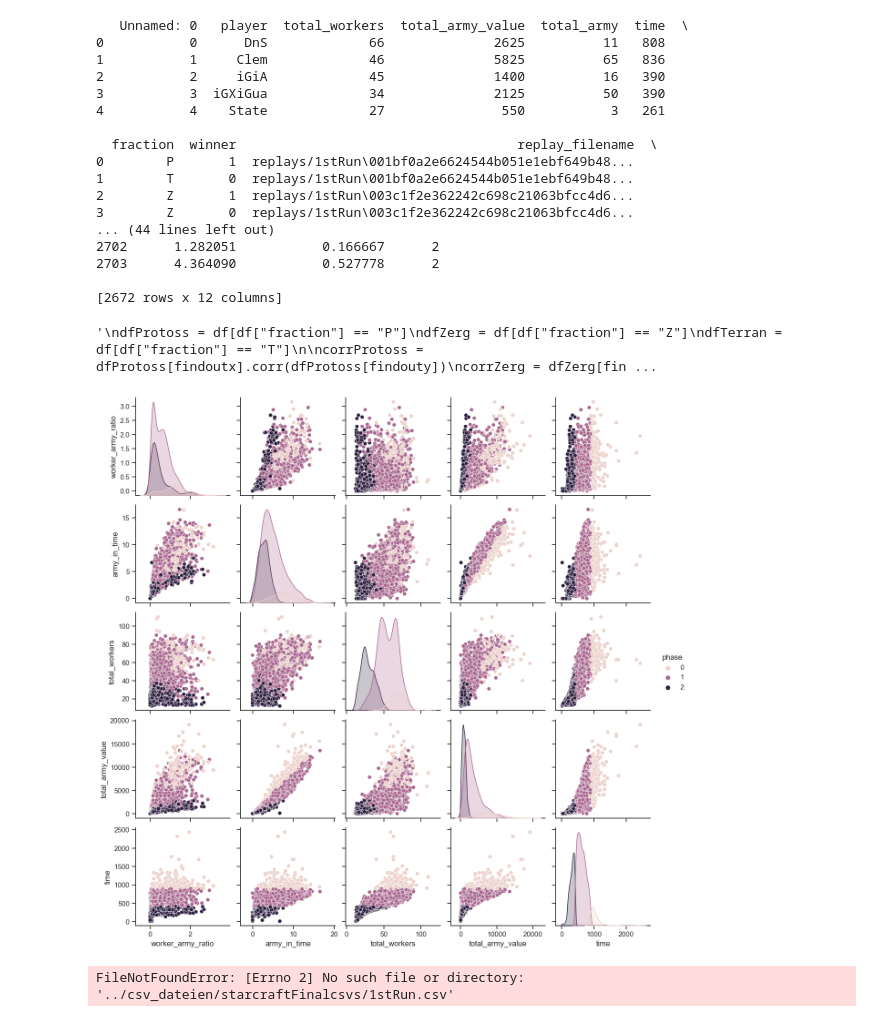
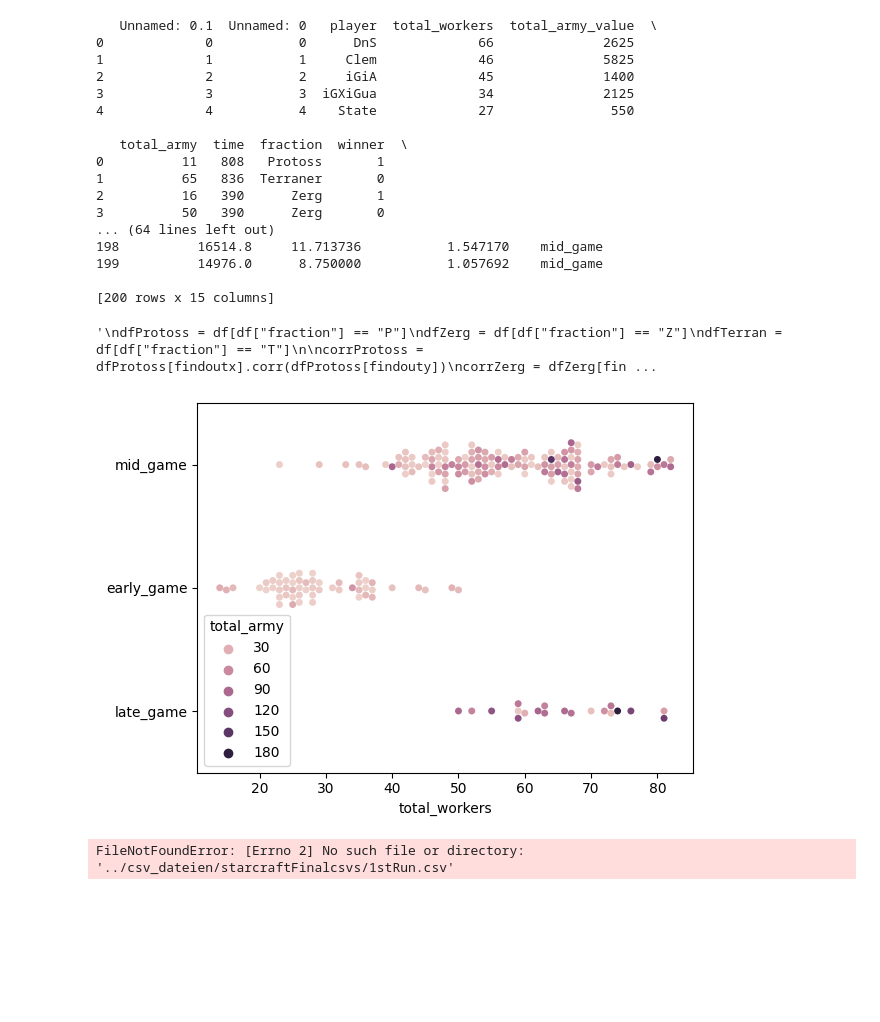
Before and after one commit to Monsieur-Bandana/gurobi_machine_learning, a Jupyter notebook: starcraft-pandas-version.ipynb, the cells around one changed output. Drawn from its saved outputs; the diff is of its cells as text; code cells hidden in the pictures; blank space fills up the shorter version.

```diff
--- a/starcraft-pandas-version.ipynb
+++ b/starcraft-pandas-version.ipynb
@@ -13,9 +13,11 @@ import numpy as np
 df = pd.read_csv('csv_dateien/starcraftFinalcsvs/stackedRun.csv')
 
 findoutx = "total_workers"
-findouty = "resource_mining"
+findouty = "time"
 
 df = df[df["time"] > 0]
+
+df = df[df["fraction"] != "0"]
 
 df["army_in_time"] = df["total_army_value"]/df["time"]
 df["worker_army_ratio"] = df["total_army"]/df["total_workers"]
@@ -36,9 +38,6 @@ corrTerran = dfTerran[findoutx].corr(dfTerran[findouty])
 
 print("corrProtoss: {}\ncorrZerg: {}\ncorrTerran: {}".format(corrProtoss,corrZerg,corrTerran))
 
-g3= sns.lmplot(x=findoutx, y=findouty, data=dfTerran[[findoutx,findouty]],
-          height=heighti)
-
 # Korrelation worker und sieg
 
 corrWorker = dfTerran["total_workers"].corr(dfTerran["winner"])
@@ -49,4 +48,17 @@ corrWorker = dfTerran["total_workers"].corr(dfTerran["winner"])
 corrArmy = dfTerran["total_army"].corr(dfTerran["winner"])
 
 print("corr worker and win: {}\ncorr army and win: {}".format(corrWorker,corrArmy))
+
+df = df[df["time"] > 420]
+sns.jointplot(x=findoutx, y=findouty, data=df, kind="hex", color="#4CB391")
+
+sns.set_theme(style="ticks")
+
+
+# Show the joint distribution using kernel density estimation
+g = sns.jointplot(
+    data=df,
+    x=findoutx, y=findouty, hue="fraction",
+    kind="kde", height=10
+)
 # %% [output]
@@ -71,8 +84,10 @@ import numpy as np
 
 df = pd.read_csv('csv_dateien/starcraftFinalcsvs/stackedRun.csv')
 
-findoutx = "worker_army_ratio"
-findouty = "army_in_time"
+findoutx = "total_workers"
+findouty = "phase"
+
+df = df[:200]
 
 df = df[df["time"] > 0]
 
@@ -85,7 +100,7 @@ conditions = [
     (df['time'] > 900),
 ]
 
-values = [2, 1, 0]
+values = ["early_game", "mid_game", "late_game"]
 
 df["phase"] = np.select(conditions, values)
 
@@ -96,55 +111,59 @@ print(df)
 
 heighti = 8
 
-sns.set_theme(style="ticks", palette=sns.color_palette("husl", 9))
+# sns.set_theme(style="ticks", palette=sns.color_palette("husl", 9))
 
-sns.pairplot(data=df[[findoutx,findouty,"total_workers","total_army_value","phase", "time"]], hue="phase")
+# sns.pairplot(data=df[[findoutx,findouty,"total_workers","total_army_value","phase", "time"]], hue="phase")
+
+# Draw a categorical scatterplot to show each observation
+ax = sns.swarmplot(data=df, x=findoutx, y=findouty, hue="total_army")
+ax.set(ylabel="")
 
 """
 dfProtoss = df[df["fraction"] == "P"]
 dfZerg = df[df["fraction"] == "Z"]
 dfTerran = df[df["fraction"] == "T"]
 
 corrProtoss = dfProtoss[findoutx].corr(dfProtoss[findouty])
 corrZerg = dfZerg[findoutx].corr(dfZerg[findouty])
 corrTerran = dfTerran[findoutx].corr(dfTerran[findouty])
 
 print("corrProtoss: {}\ncorrZerg: {}\ncorrTerran: {}".format(corrProtoss,corrZerg,corrTerran))
 
 g3= sns.lmplot(x=findoutx, y=findouty, data=dfTerran[[findoutx,findouty]],
           height=heighti)
 
 # Korrelation worker und sieg
 
 corrWorker = dfTerran["total_workers"].corr(dfTerran["winner"])
 
 # Korrelation army und sieg
 # keine Korrelation, da nur die army zum ersten zeitpunkt zählt
 
 corrArmy = dfTerran["total_army"].corr(dfTerran["winner"])
 
 print("corr worker and win: {}\ncorr army and win: {}".format(corrWorker,corrArmy))
 """
 # %% [output]
-   Unnamed: 0   player  total_workers  total_army_value  total_army  time  \
-0           0      DnS             66              2625          11   808
-1           1     Clem             46              5825          65   836
-2           2     iGiA             45              1400          16   390
-3           3  iGXiGua             34              2125          50   390
-4           4    State             27               550           3   261
+   Unnamed: 0.1  Unnamed: 0   player  total_workers  total_army_value  \
+0             0           0      DnS             66              2625
+1             1           1     Clem             46              5825
+2             2           2     iGiA             45              1400
+3             3           3  iGXiGua             34              2125
+4             4           4    State             27               550
 
-  fraction  winner                                    replay_filename  \
-0        P       1  replays/1stRun\001bf0a2e6624544b051e1ebf649b48...
-1        T       0  replays/1stRun\001bf0a2e6624544b051e1ebf649b48...
-2        Z       1  replays/1stRun\003c1f2e362242c698c21063bfcc4d6...
-3        Z       0  replays/1stRun\003c1f2e362242c698c21063bfcc4d6...
-... (44 lines left out)
-2702      1.282051           0.166667      2
-2703      4.364090           0.527778      2
+   total_army  time  fraction  winner  \
+0          11   808   Protoss       1
+1          65   836  Terraner       0
+2          16   390      Zerg       1
+3          50   390      Zerg       0
+... (64 lines left out)
+198          16514.8     11.713736           1.547170    mid_game
+199          14976.0      8.750000           1.057692    mid_game
 
-[2672 rows x 12 columns]
+[200 rows x 15 columns]
 '\ndfProtoss = df[df["fraction"] == "P"]\ndfZerg = df[df["fraction"] == "Z"]\ndfTerran = df[df["fraction"] == "T"]\n\ncorrProtoss = dfProtoss[findoutx].corr(dfProtoss[findouty])\ncorrZerg = dfZerg[fin ...
-[figure, old version]
+[figure, new version]
 # %%
 # Ermitteln welche Fraktion die stärkste Korrelation hat
 
```
Also changed, not shown: parts of 1 cell of this notebook, 4 other files.
